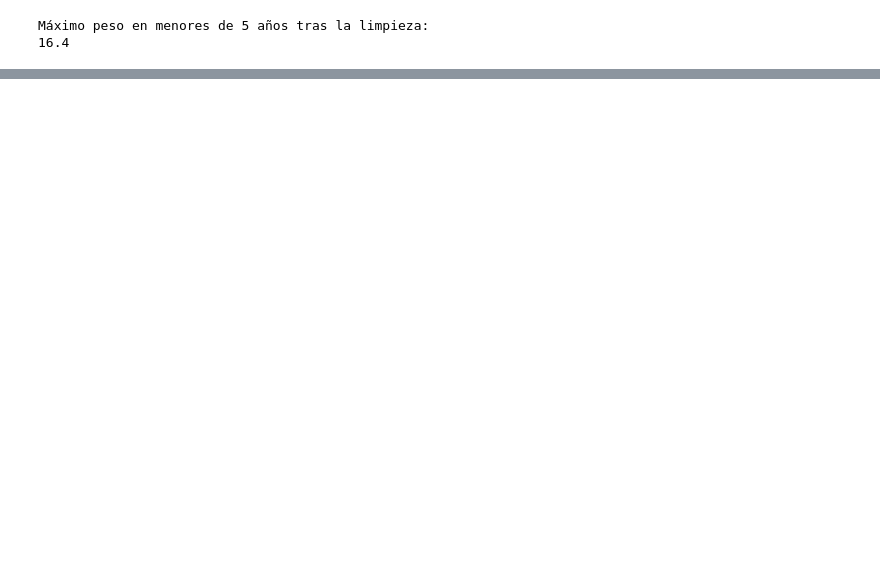
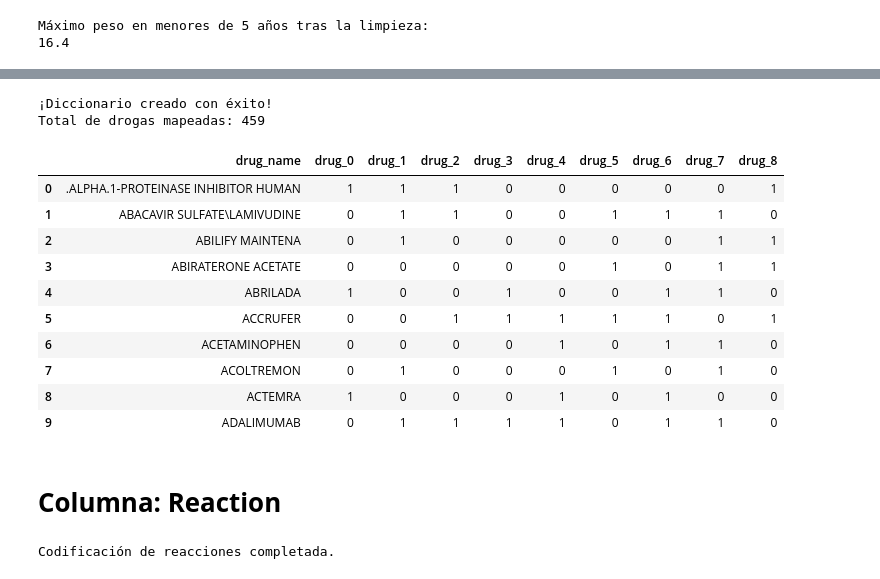
Before and after one commit to Ruhtenio/Mineria_Datos002D, a Jupyter notebook: Eventos_adversos_FDA.ipynb, the cells around one changed output, grey strips where cells are left out. Saved outputs shown, nothing was run; the diff lists cells and outputs as text; code cells hidden in the pictures; blank space fills up the shorter version.

Commit message:
Third Commit: diccionarios de binary encoding

```diff
--- a/Eventos_adversos_FDA.ipynb
+++ b/Eventos_adversos_FDA.ipynb
@@ -379,0 +413,12 @@ Máximo peso en menores de 5 años tras la limpieza:
+# %%
+df2['drug_name'] = df2['drug'] #Creamos una copia por que la columna se va a borrar
+
+
+encoder_drug = ce.BinaryEncoder(cols=['drug'])
+
+# 2. Transformamos df2
+df2 = encoder_drug.fit_transform(df2)
+
+print("Transformación completada con éxito")
+# Verificamos que tenemos tanto los bits como el nombre
+display(df2[['drug_name', 'drug_0', 'drug_1', 'drug_8']].head())
@@ -379,0 +433,45 @@ Máximo peso en menores de 5 años tras la limpieza:
+# %%
+#Diccionario de binary encoder
+
+columnas_binarias = [c for c in df2.columns if 'drug_' in c and c != 'drug_name']
+
+# Agrupamos por nombre para tener una fila por cada farmaco con su código
+diccionario_drogas = df2[['drug_name'] + columnas_binarias].drop_duplicates()
+
+# Lo ordenamos por nombre para que sea fácil de buscar
+diccionario_drogas = diccionario_drogas.sort_values('drug_name').reset_index(drop=True)
+
+# Guardamos este diccionario en un CSV aparte
+diccionario_drogas.to_csv('diccionario_mapeo_farmacos.csv', index=False)
+
+print("¡Diccionario creado con éxito!")
+print(f"Total de drogas mapeadas: {len(diccionario_drogas)}")
+display(diccionario_drogas.head(10))
+# %% [output]
+¡Diccionario creado con éxito!
+Total de drogas mapeadas: 459
+|  | drug_name | drug_0 | drug_1 | drug_2 | drug_3 | drug_4 | drug_5 | drug_6 | drug_7 | drug_8 |
+| 0 | .ALPHA.1-PROTEINASE INHIBITOR HUMAN | 1 | 1 | 1 | 0 | 0 | 0 | 0 | 0 | 1 |
+| 1 | ABACAVIR SULFATE\LAMIVUDINE | 0 | 1 | 1 | 0 | 0 | 1 | 1 | 1 | 0 |
+| 2 | ABILIFY MAINTENA | 0 | 1 | 0 | 0 | 0 | 0 | 0 | 1 | 1 |
+| 3 | ABIRATERONE ACETATE | 0 | 0 | 0 | 0 | 0 | 1 | 0 | 1 | 1 |
+| 4 | ABRILADA | 1 | 0 | 0 | 1 | 0 | 0 | 1 | 1 | 0 |
+| 5 | ACCRUFER | 0 | 0 | 1 | 1 | 1 | 1 | 1 | 0 | 1 |
+| 6 | ACETAMINOPHEN | 0 | 0 | 0 | 0 | 1 | 0 | 1 | 1 | 0 |
+| 7 | ACOLTREMON | 0 | 1 | 0 | 0 | 0 | 1 | 0 | 1 | 0 |
+| 8 | ACTEMRA | 1 | 0 | 0 | 0 | 1 | 0 | 1 | 0 | 0 |
+| 9 | ADALIMUMAB | 0 | 1 | 1 | 1 | 1 | 0 | 1 | 1 | 0 |
+# %% [markdown]
+# **Columna: Reaction**
+# %%
+# 1. Guardamos la copia para nosotros
+df2['reaction_nombre'] = df2['reaction']
+
+# 2. Aplicamos Binary Encoding
+# Nota: Esto creará columnas del tipo reaction_0, reaction_1... reaction_9
+encoder_rx = ce.BinaryEncoder(cols=['reaction'])
+df2 = encoder_rx.fit_transform(df2)
+
+print("Codificación de reacciones completada.")
+# %% [output]
+Codificación de reacciones completada.
```
Also changed, not shown: parts of 8 cells of this notebook, 2 other files.
